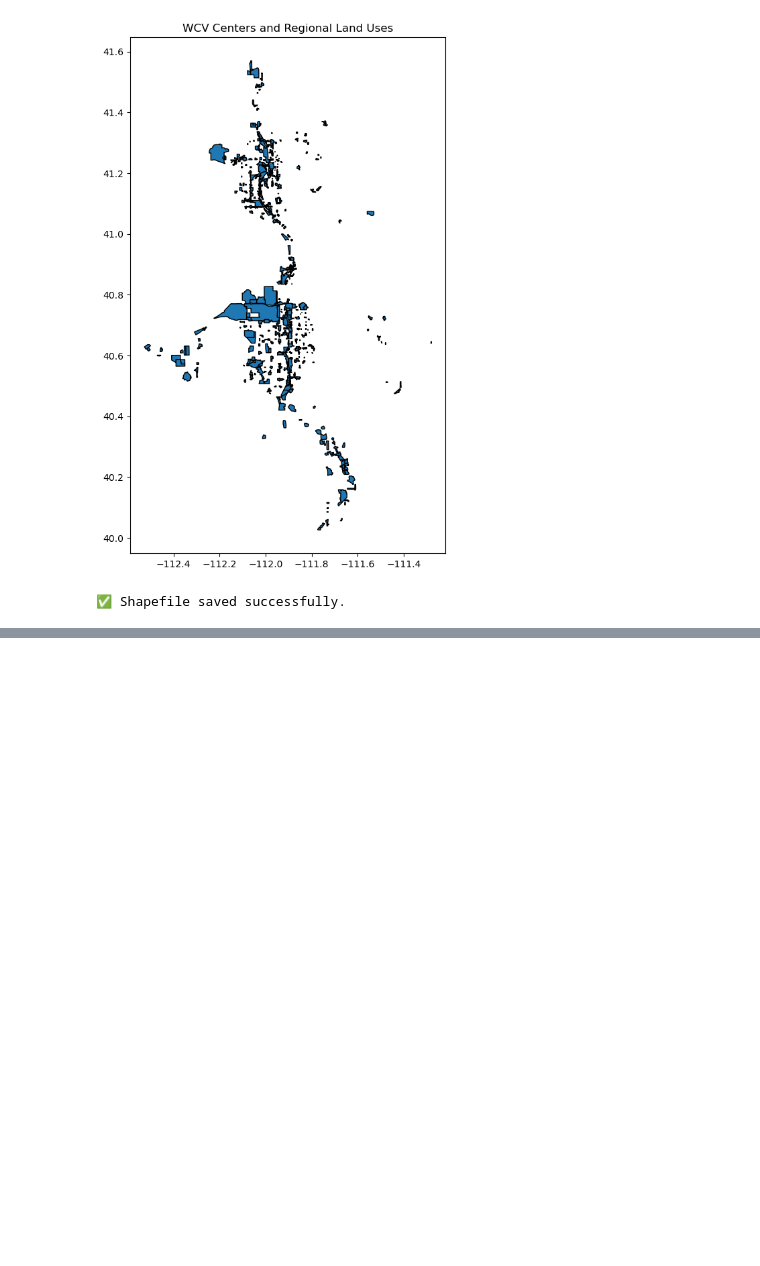
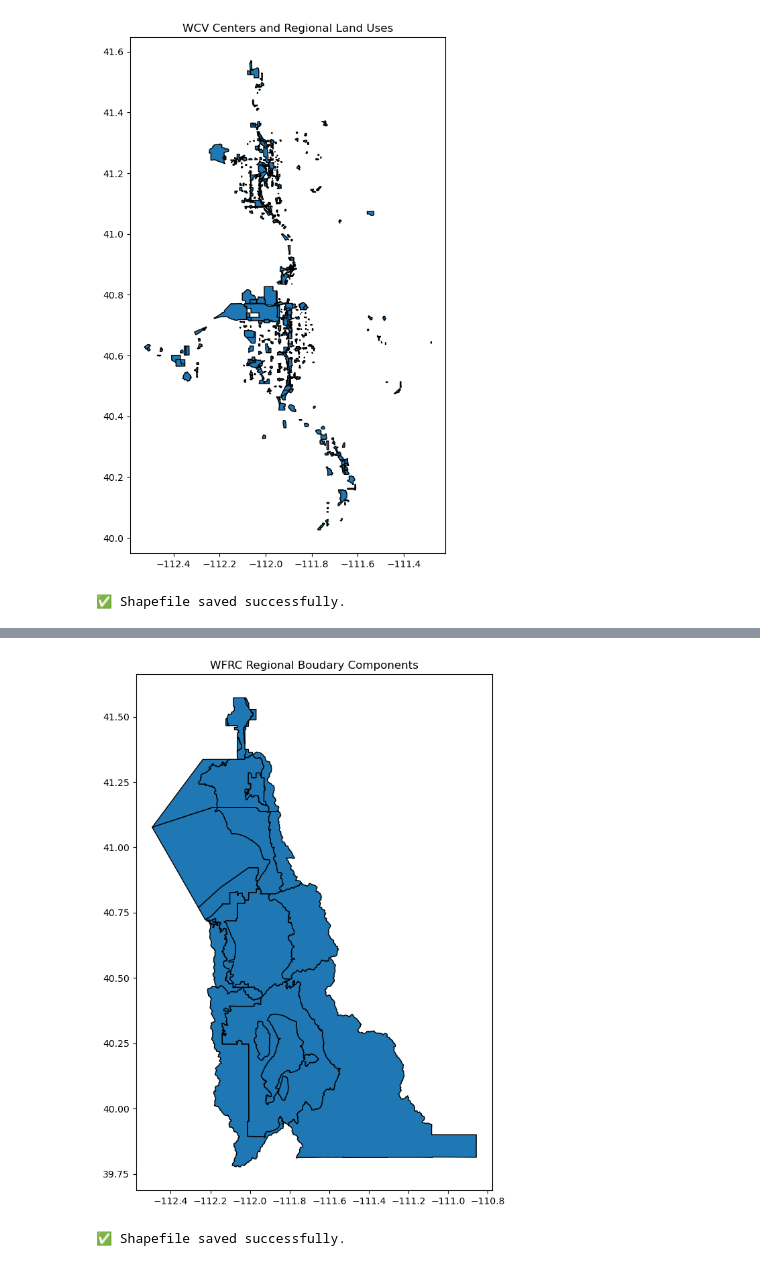
Before and after one commit to WFRCAnalytics/MAP-Housing-ATO-Calculator, a Jupyter notebook: 0-DownloadData.ipynb, the cells around one changed output, grey strips where cells are left out. Cells and saved outputs as stored; diff of their text form; code cells hidden in the pictures; blank space fills up the shorter version.

```diff
--- a/0-DownloadData.ipynb
+++ b/0-DownloadData.ipynb
@@ -70,0 +77,5 @@ print("✅ Shapefile saved successfully.")
+# %%
+regional_boundary_gdf = esri_to_gdf(
+    "https://services1.arcgis.com/taguadKoI1XFwivx/ArcGIS/rest/services/RegionalBoundaryComponents/FeatureServer/0",
+    where="PlanOrg IN ('MAG MPO', 'WFRC MPO')"
+)
@@ -70,0 +99,15 @@ print("✅ Shapefile saved successfully.")
+# %%
+import matplotlib.pyplot as plt
+
+# Plot using GeoPandas
+regional_boundary_gdf.plot(figsize=(10, 10), edgecolor='black', column=None)  # Or column="category" to color by attribute
+plt.title("WFRC Regional Boudary Components")
+plt.show()
+# %% [output]
+[figure, added]
+# %%
+# Export to Shapefile
+regional_boundary_gdf.to_file("data/WFRC_RegionalBoundaryComponents/WFRC_Regional_Boundary_Components.shp", driver="ESRI Shapefile")
+print("✅ Shapefile saved successfully.")
+# %% [output]
+✅ Shapefile saved successfully.
```
Also changed, not shown: parts of 7 cells of this notebook, 16 other files.
